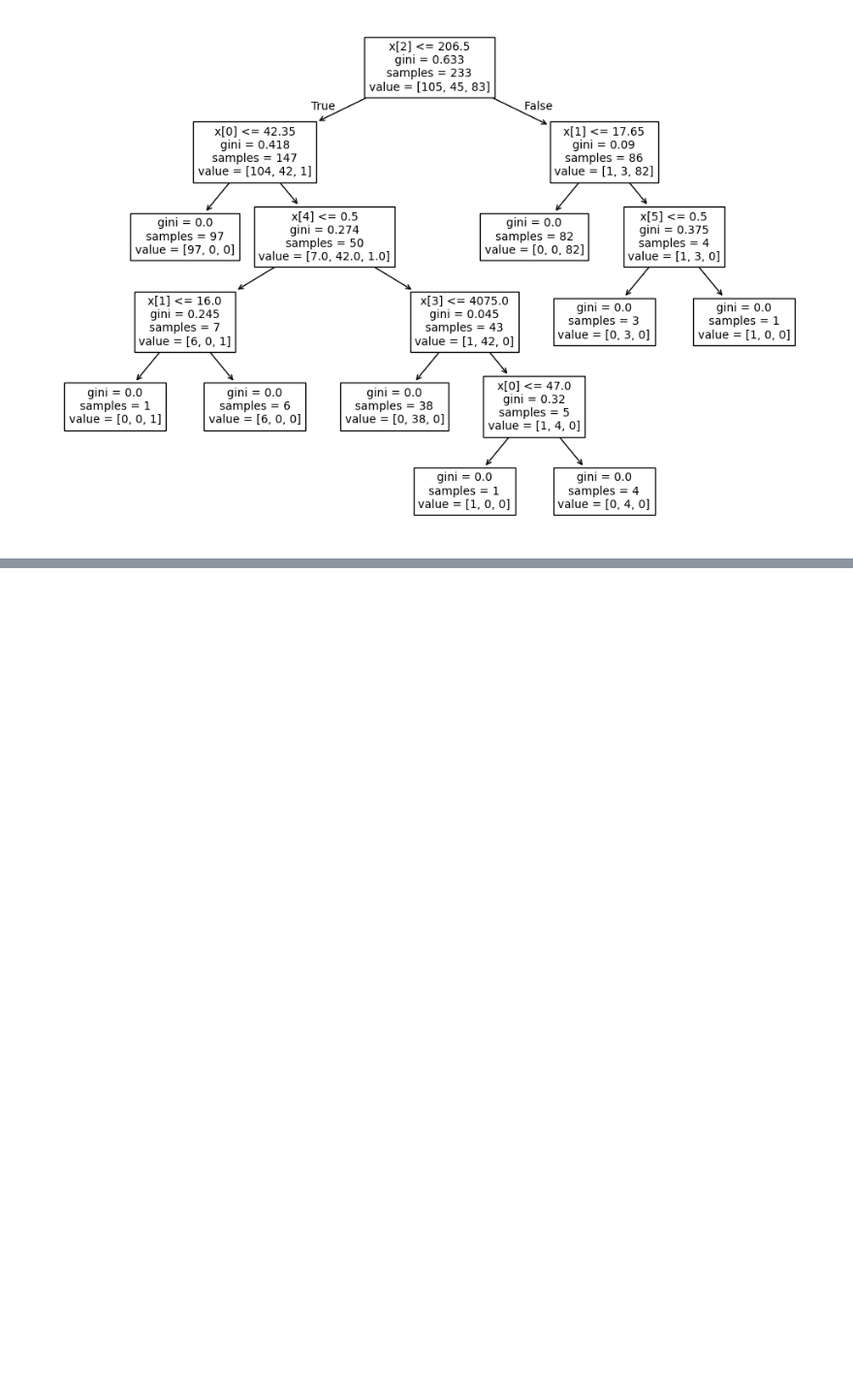
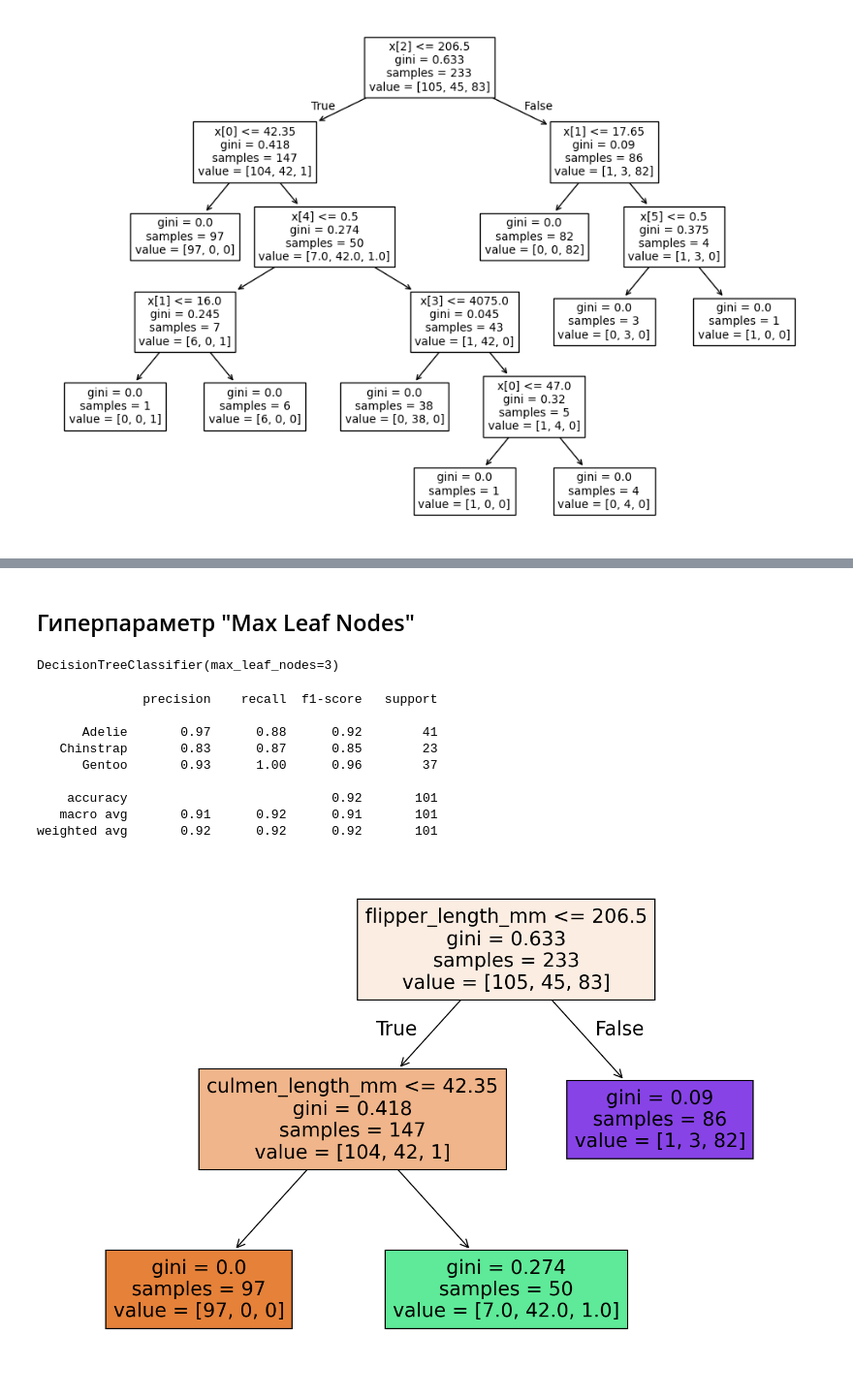
Before and after one commit to AlexTmbMifi/ML_basic, a Jupyter notebook: DecisionTree/DecisionTree.ipynb, the cells around one changed output, grey strips where cells are left out. Shown at 97% size. Saved outputs shown, nothing was run; the diff lists cells and outputs as text; code cells hidden in the pictures; blank space fills up the shorter version.

```diff
--- a/DecisionTree/DecisionTree.ipynb
+++ b/DecisionTree/DecisionTree.ipynb
@@ -207,0 +247,20 @@ plot_tree(model,filled=True,feature_names=X.columns);
+# %% [markdown]
+## Гиперпараметр "Max Leaf Nodes"
+# %%
+pruned_tree = DecisionTreeClassifier(max_leaf_nodes=3)
+pruned_tree.fit(X_train,y_train)
+# %% [output]
+DecisionTreeClassifier(max_leaf_nodes=3)
+# %%
+report_model(pruned_tree)
+# %% [output]
+              precision    recall  f1-score   support
+
+      Adelie       0.97      0.88      0.92        41
+   Chinstrap       0.83      0.87      0.85        23
+      Gentoo       0.93      1.00      0.96        37
+
+    accuracy                           0.92       101
+   macro avg       0.91      0.92      0.91       101
+weighted avg       0.92      0.92      0.92       101
+[figure, added]
```
Also changed, not shown: parts of 8 cells of this notebook.
